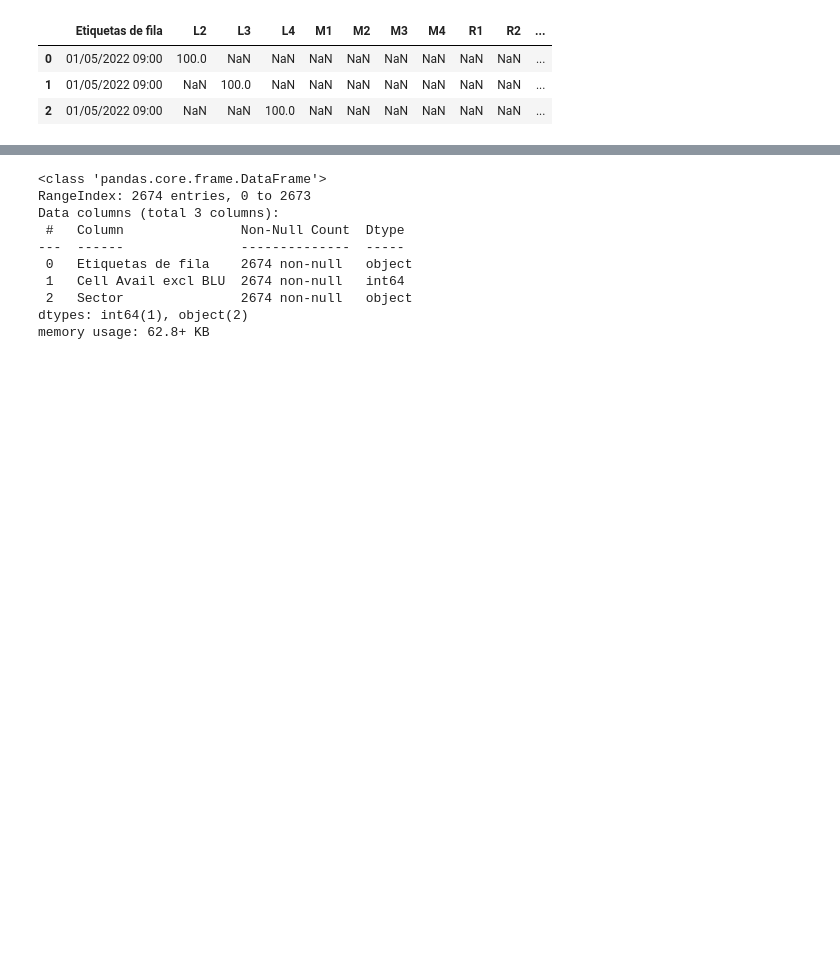
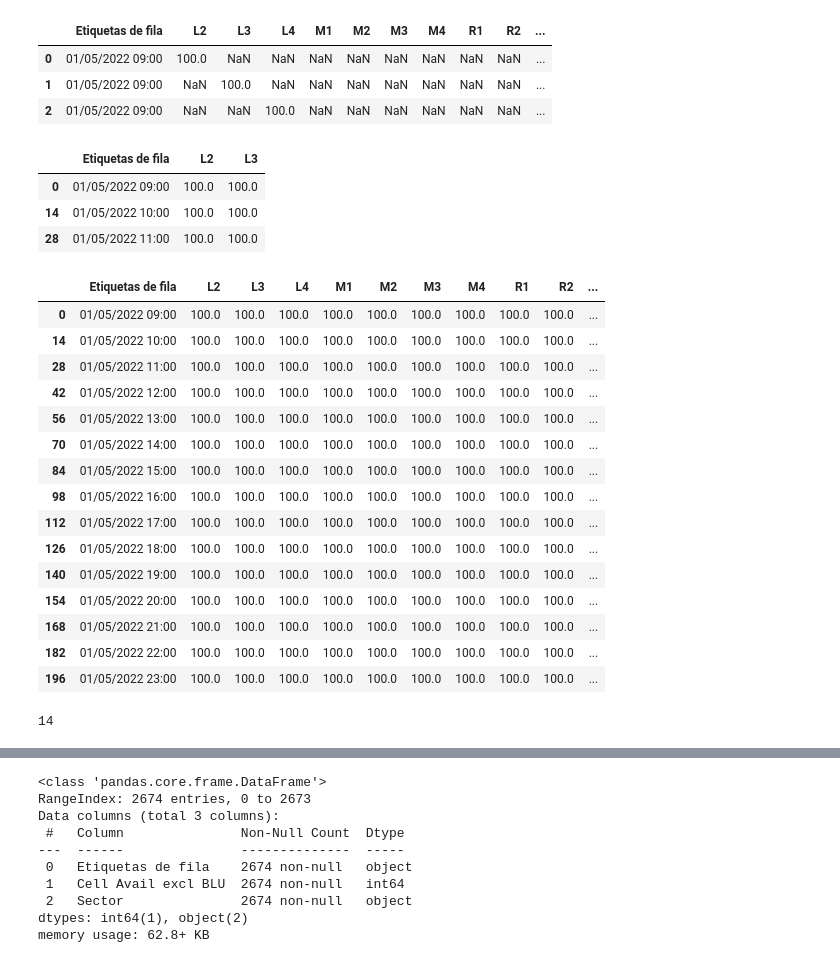
Before and after one commit to osm3rr/opn-nokia, a Jupyter notebook: tests.ipynb, the cells around one changed output, grey strips where cells are left out. Cells and saved outputs as stored; diff of their text form; code cells hidden in the pictures; blank space fills up the shorter version.

Commit message:
tests with graphs 2

```diff
--- a/tests.ipynb
+++ b/tests.ipynb
@@ -467,8 +467,8 @@ df_graph_1.head()
 # tratamiento para un archivo
 
 # test file
-dest_path = r"output/"
-path_file_test = dest_path + "BOG.Atavanza_Alertas Tempranas_4G.xlsx"
+dest_path = r"C:\PythonScripts\output"
+path_file_test = dest_path + "\BOG.Atavanza_Alertas Tempranas_4G.xlsx"
 
 # read the specific tab
 df_tests = pd.read_excel( io=path_file_test, sheet_name="Data" )
@@ -547,7 +547,60 @@ df_1.head(3)
 # %%
 dict_st2 = {}
 for item in range(1, len( column_list ) ):
-    dic
+    dict_st2[ column_list[item] ] = df_1[ (df_1[ column_list[item] ] > 0)][[column_list[0], column_list[item]]]
+# %%
+# prueba para guardar el df a partir del diccionario
+count = 1
+df_t1 = dict_st2[column_list[count]].join(
+            dict_st2[column_list[count + 1]].set_index( column_list[0] ),
+            on=column_list[0] )
+df_t1.head(3)
+# %% [output]
+|  | Etiquetas de fila | L2 | L3 |
+| 0 | 01/05/2022 09:00 | 100.0 | 100.0 |
+| 14 | 01/05/2022 10:00 | 100.0 | 100.0 |
+| 28 | 01/05/2022 11:00 | 100.0 | 100.0 |
+# %%
+#l23 = l2.join( l3.set_index( 'Etiquetas de fila' ), on="Etiquetas de fila" )
+
+count = 1
+
+while count < len( dict_st2 ):
+    if count == 1:
+        df_i = dict_st2[column_list[count]].join(
+            dict_st2[column_list[count + 1]].set_index( column_list[0] ),
+            on=column_list[0] )
+
+        count += 1
+        df_f = df_i
+        #print( "first time:", count )
+    else:
+        df_f = df_f.join( dict_st2[column_list[count + 1]].set_index( column_list[0] ),
+            on=column_list[0] )
+
+        count += 1
+        #print( "time:", count )
+
+#df_f = df_f.reset_index()
+
+df_f.head(15)
+# %% [output]
+|  | Etiquetas de fila | L2 | L3 | L4 | M1 | M2 | M3 | M4 | R1 | R2 | ... |
+| 0 | 01/05/2022 09:00 | 100.0 | 100.0 | 100.0 | 100.0 | 100.0 | 100.0 | 100.0 | 100.0 | 100.0 | ... |
+| 14 | 01/05/2022 10:00 | 100.0 | 100.0 | 100.0 | 100.0 | 100.0 | 100.0 | 100.0 | 100.0 | 100.0 | ... |
+| 28 | 01/05/2022 11:00 | 100.0 | 100.0 | 100.0 | 100.0 | 100.0 | 100.0 | 100.0 | 100.0 | 100.0 | ... |
+| 42 | 01/05/2022 12:00 | 100.0 | 100.0 | 100.0 | 100.0 | 100.0 | 100.0 | 100.0 | 100.0 | 100.0 | ... |
+| 56 | 01/05/2022 13:00 | 100.0 | 100.0 | 100.0 | 100.0 | 100.0 | 100.0 | 100.0 | 100.0 | 100.0 | ... |
+| 70 | 01/05/2022 14:00 | 100.0 | 100.0 | 100.0 | 100.0 | 100.0 | 100.0 | 100.0 | 100.0 | 100.0 | ... |
+| 84 | 01/05/2022 15:00 | 100.0 | 100.0 | 100.0 | 100.0 | 100.0 | 100.0 | 100.0 | 100.0 | 100.0 | ... |
+| 98 | 01/05/2022 16:00 | 100.0 | 100.0 | 100.0 | 100.0 | 100.0 | 100.0 | 100.0 | 100.0 | 100.0 | ... |
+| 112 | 01/05/2022 17:00 | 100.0 | 100.0 | 100.0 | 100.0 | 100.0 | 100.0 | 100.0 | 100.0 | 100.0 | ... |
+| 126 | 01/05/2022 18:00 | 100.0 | 100.0 | 100.0 | 100.0 | 100.0 | 100.0 | 100.0 | 100.0 | 100.0 | ... |
+| 140 | 01/05/2022 19:00 | 100.0 | 100.0 | 100.0 | 100.0 | 100.0 | 100.0 | 100.0 | 100.0 | 100.0 | ... |
+| 154 | 01/05/2022 20:00 | 100.0 | 100.0 | 100.0 | 100.0 | 100.0 | 100.0 | 100.0 | 100.0 | 100.0 | ... |
+| 168 | 01/05/2022 21:00 | 100.0 | 100.0 | 100.0 | 100.0 | 100.0 | 100.0 | 100.0 | 100.0 | 100.0 | ... |
+| 182 | 01/05/2022 22:00 | 100.0 | 100.0 | 100.0 | 100.0 | 100.0 | 100.0 | 100.0 | 100.0 | 100.0 | ... |
+| 196 | 01/05/2022 23:00 | 100.0 | 100.0 | 100.0 | 100.0 | 100.0 | 100.0 | 100.0 | 100.0 | 100.0 | ... |
 # %%
 l2 = df_1[ (df_1['L2'] > 0)][["Etiquetas de fila", "L2"]]
 l3 = df_1[ (df_1['L3'] > 0)][["Etiquetas de fila", "L3"]]
@@ -555,3 +609,7 @@ l4 = df_1[ (df_1['L4'] > 0)][["Etiquetas de fila", "L4"]]
+# %%
+len( dict_st2 )
+# %% [output]
+14
 # %%
 # join the data frame
 #df.join(other.set_index('key'), on='key')
```
Also changed, not shown: parts of 2 cells of this notebook.
